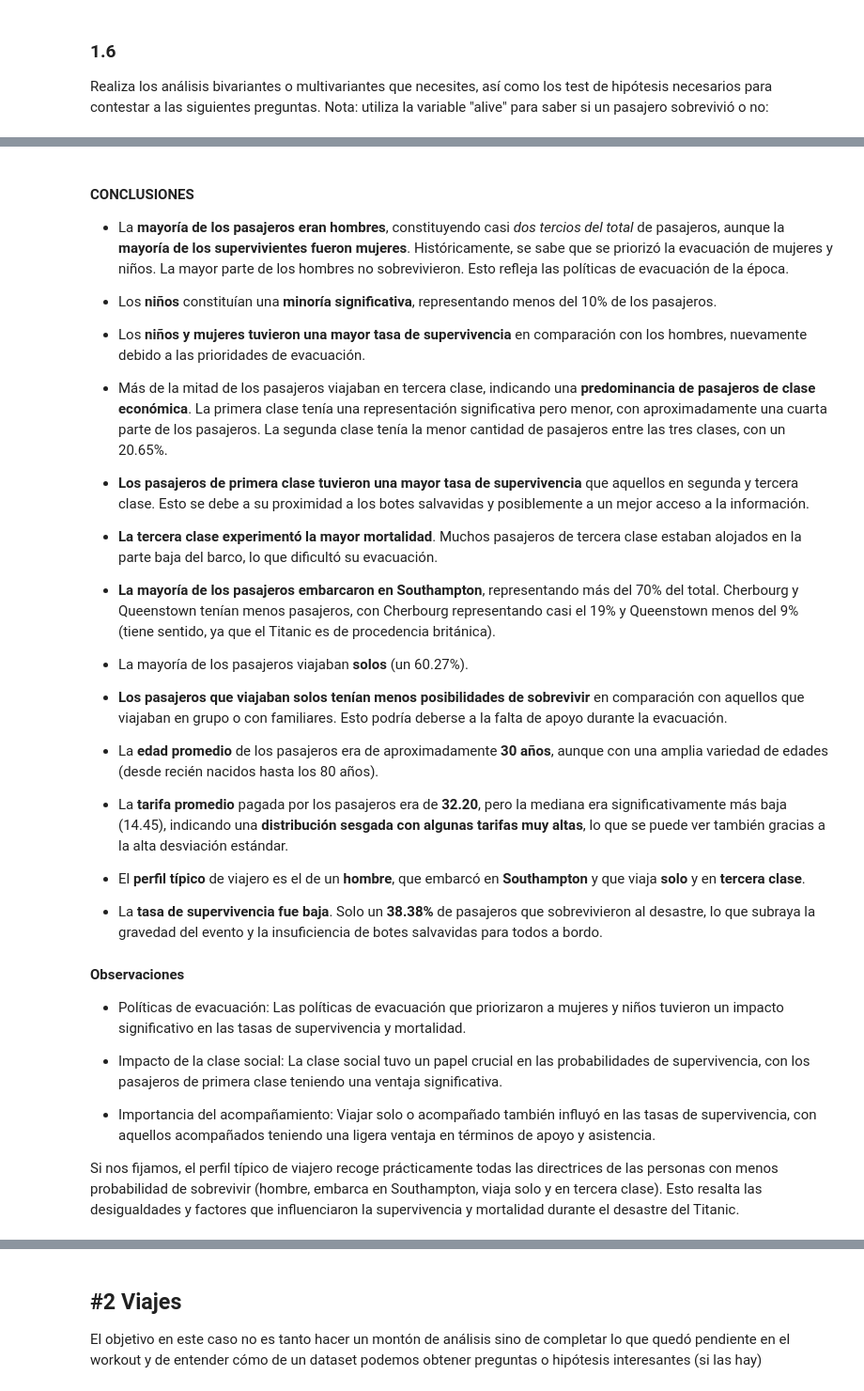
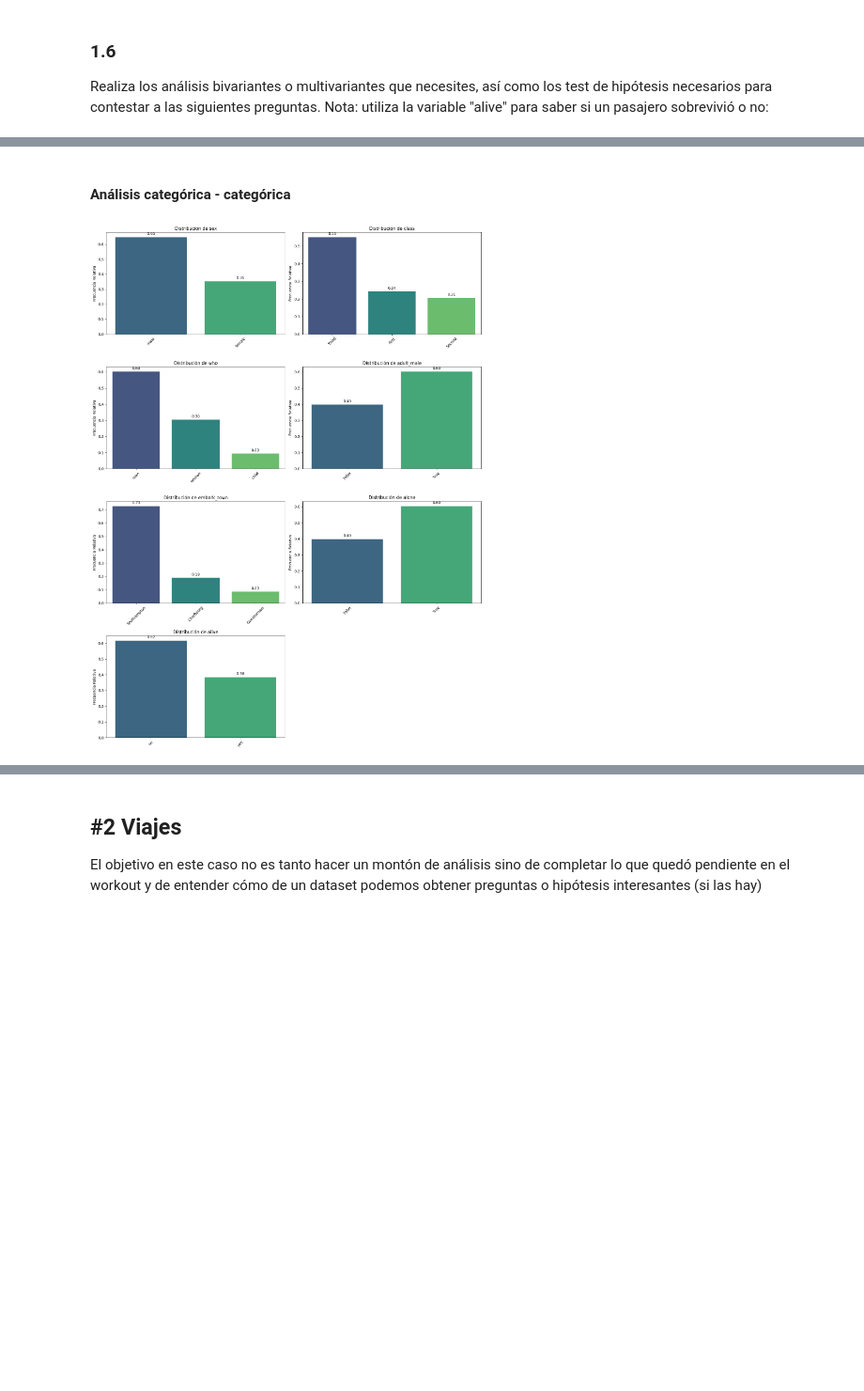
Before and after one commit to noemontiels/ONLINE_DS_THEBRIDGE_NOELIAMONTIEL, a Jupyter notebook: 03_Analisis_de_Datos/Sprint_07/Unidad_02/Practica_Obligatoria/18_Practica_Obligatoria_Multivariante.ipynb, the cells around one changed output, grey strips where cells are left out. Shown at 94% size. Cells and saved outputs as stored; diff of their text form; code cells hidden in the pictures; blank space fills up the shorter version.

Commit message:
Práctica obligatoria unit 2

```diff
--- a/03_Analisis_de_Datos/Sprint_07/Unidad_02/Practica_Obligatoria/18_Practica_Obligatoria_Multivariante.ipynb
+++ b/03_Analisis_de_Datos/Sprint_07/Unidad_02/Practica_Obligatoria/18_Practica_Obligatoria_Multivariante.ipynb
@@ -26,3 +100,11 @@ Deshazte de las columnas "deck", "survived", "pclass" y "embarked" porque no las
 ### #1.3
 
 Suma las columnas "parch" y "sibsp" para tener el número de parientes de cada pasajero, guarda el resultado en otra columna "family_members", luego deshazte de "parch" y "sibsp"
+# %%
+# Creo una columna nueva con la suma de las columnas 'parch' y 'sibsp'
+df_titanic['family_members'] = df_titanic['parch'] + df_titanic['sibsp']
+
+# Elimino las columnas 'parch' y 'sibsp'
+df_titanic.drop(columns = ['parch', 'sibsp'], inplace = True)
+print(df_titanic.info())
+df_titanic.head(10)
@@ -30,3 +142,8 @@ Suma las columnas "parch" y "sibsp" para tener el número de parientes de cada p
 ### #1.4
 
 Imputa la moda a los valores nulos de "embark_town"
+# %%
+# Al hacer .mode()[0] le estoy diciendo que si al hacer la moda, hay varios valores en el resultado, se quede con el primero
+df_titanic['embark_town'] = df_titanic['embark_town'].fillna(df_titanic['embark_town'].mode()[0])
+print(df_titanic.info())
+df_titanic.head(10)
@@ -34,3 +181,12 @@ Imputa la moda a los valores nulos de "embark_town"
 ### #1.5
 
 Imputa la media a los valores faltantes de "age", si quieres puedes hacer algo más preciso (por ejemplo considerando además la columna "who")
+# %%
+# Damos el valor de la media a los faltantes de la columna 'age'
+df_titanic['age'] = df_titanic['age'].fillna(df_titanic['age'].mean())
+
+# También vamos a pasar la columna 'age' de float a int
+df_titanic['age'] = df_titanic['age'].astype(int)
+
+print(df_titanic.info())
+df_titanic.head(10)
@@ -59,37 +227,19 @@ Realiza los análisis bivariantes o multivariantes que necesites, así como los
-# %% [markdown]
-#### CONCLUSIONES
-
-- La **mayoría de los pasajeros eran hombres**, constituyendo casi *dos tercios del total* de pasajeros, aunque la **mayoría de los supervivientes fueron mujeres**. Históricamente, se sabe que se priorizó la evacuación de mujeres y niños. La mayor parte de los hombres no sobrevivieron. Esto refleja las políticas de evacuación de la época.
-
-- Los **niños** constituían una **minoría significativa**, representando menos del 10% de los pasajeros.
-
-- Los **niños y mujeres tuvieron una mayor tasa de supervivencia** en comparación con los hombres, nuevamente debido a las prioridades de evacuación.
-
-- Más de la mitad de los pasajeros viajaban en tercera clase, indicando una **predominancia de pasajeros de clase económica**. La primera clase tenía una representación significativa pero menor, con aproximadamente una cuarta parte de los pasajeros. La segunda clase tenía la menor cantidad de pasajeros entre las tres clases, con un 20.65%.
-
-- **Los pasajeros de primera clase tuvieron una mayor tasa de supervivencia** que aquellos en segunda y tercera clase. Esto se debe a su proximidad a los botes salvavidas y posiblemente a un mejor acceso a la información.
-
-- **La tercera clase experimentó la mayor mortalidad**. Muchos pasajeros de tercera clase estaban alojados en la parte baja del barco, lo que dificultó su evacuación.
-
-- **La mayoría de los pasajeros embarcaron en Southampton**, representando más del 70% del total. Cherbourg y Queenstown tenían menos pasajeros, con Cherbourg representando casi el 19% y Queenstown menos del 9% (tiene sentido, ya que el Titanic es de procedencia británica).
-
-- La mayoría de los pasajeros viajaban **solos** (un 60.27%).
-
-- **Los pasajeros que viajaban solos tenían menos posibilidades de sobrevivir** en comparación con aquellos que viajaban en grupo o con familiares. Esto podría deberse a la falta de apoyo durante la evacuación.
-
-- La **edad promedio** de los pasajeros era de aproximadamente **30 años**, aunque con una amplia variedad de edades (desde recién nacidos hasta los 80 años).
-- La **tarifa promedio** pagada por los pasajeros era de **32.20**, pero la mediana era significativamente más baja (14.45), indicando una **distribución sesgada con algunas tarifas muy altas**, lo que se puede ver también gracias a la alta desviación estándar.
-
-- El **perfil típico** de viajero es el de un **hombre**, que embarcó en **Southampton** y que viaja **solo** y en **tercera clase**.
-
-- La **tasa de supervivencia fue baja**. Solo un **38.38%** de pasajeros que sobrevivieron al desastre, lo que subraya la gravedad del evento y la insuficiencia de botes salvavidas para todos a bordo.
-
-
-#### Observaciones
-
-- Políticas de evacuación: Las políticas de evacuación que priorizaron a mujeres y niños tuvieron un impacto significativo en las tasas de supervivencia y mortalidad.
-
-- Impacto de la clase social: La clase social tuvo un papel crucial en las probabilidades de supervivencia, con los pasajeros de primera clase teniendo una ventaja significativa.
-- Importancia del acompañamiento: Viajar solo o acompañado también influyó en las tasas de supervivencia, con aquellos acompañados teniendo una ligera ventaja en términos de apoyo y asistencia.
-
-Si nos fijamos, el perfil típico de viajero recoge prácticamente todas las directrices de las personas con menos probabilidad de sobrevivir (hombre, embarca en Southampton, viaja solo y en tercera clase). Esto resalta las desigualdades y factores que influenciaron la supervivencia y mortalidad durante el desastre del Titanic.
+# %% [markdown]
+#### Análisis categórica - categórica
+# %%
+# Primero creo una lista con todas las variables categóricas
+cat_titanic = [
+    'sex',
+    'class',
+    'who',
+    'adult_male',
+    'embark_town',
+    'alone',
+    'alive'
+]
+# %%
+# Vamos a comparar todas las variables con la variable 'alive', que es realmente lo que nos interesa
+# 1.- Comparar sus frecuencias tal como las obtuvimos en el univariante
+boot.pinta_distribucion_categoricas(df_titanic, cat_titanic, relativa= True, mostrar_valores= True)
+# %% [output]
+[figure, added]
```
Also changed, not shown: parts of 69 cells of this notebook.
